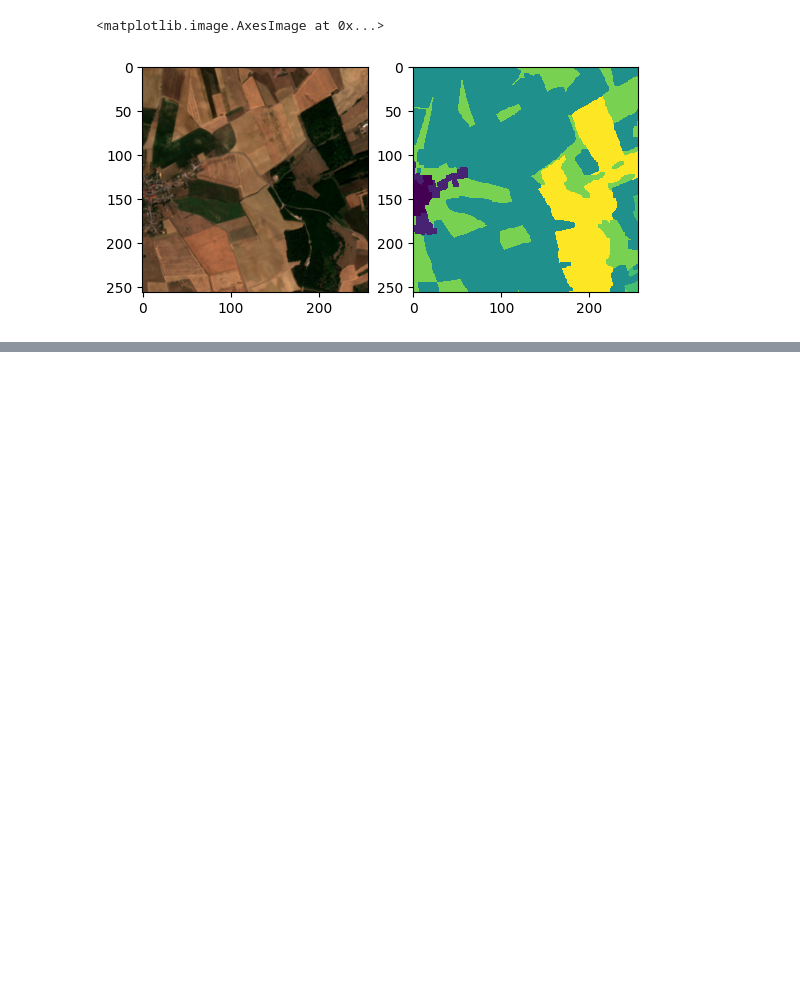
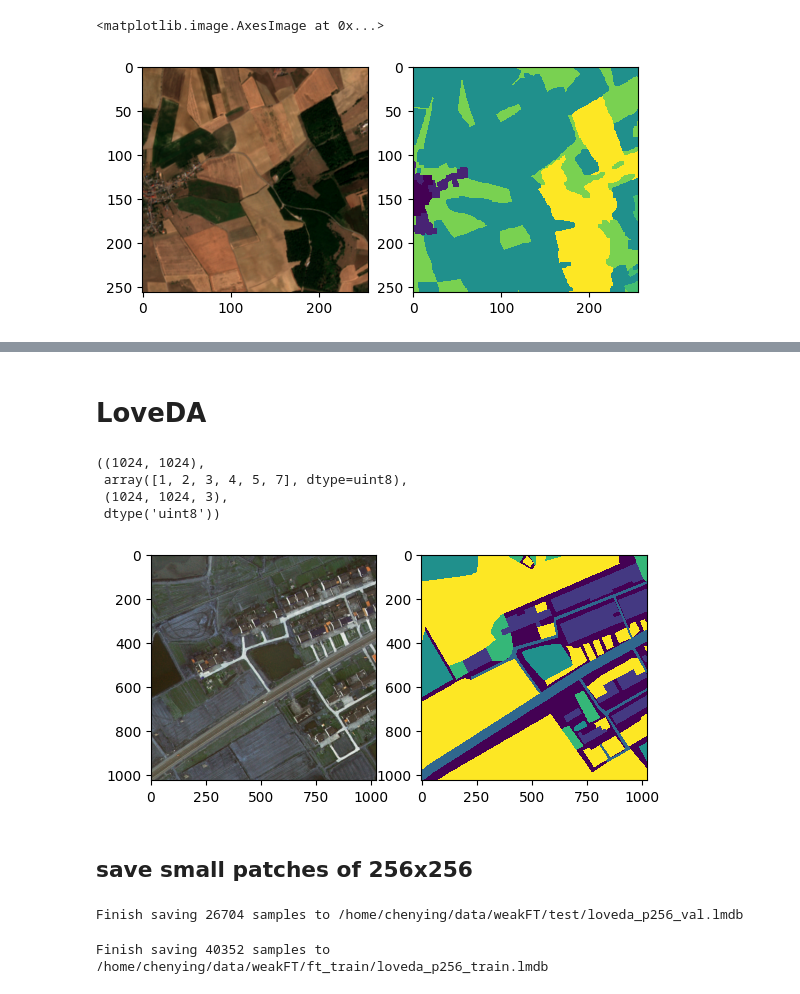
Before and after one commit to zhu-xlab/LandSegmenter, a Jupyter notebook: data_preparation/test_data_preparing/create_lmdb_for_test_sets.ipynb, the cells around one changed output, grey strips where cells are left out. Cells and saved outputs as stored; diff of their text form; code cells hidden in the pictures; blank space fills up the shorter version.

```diff
--- a/data_preparation/test_data_preparing/create_lmdb_for_test_sets.ipynb
+++ b/data_preparation/test_data_preparing/create_lmdb_for_test_sets.ipynb
@@ -152,0 +198,22 @@ n
+# %% [markdown]
+# LoveDA
+# %%
+ind = 2522
+fp_img = f'/home/chenying/data/weakFT/test_zips/LoveDA/Val/Rural/images_png/{ind}.png'
+fp_lbl = f'/home/chenying/data/weakFT/test_zips/LoveDA/Val/Rural/masks_png/{ind}.png'
+img = cv2.imread(fp_img)
+lbl = cv2.imread(fp_lbl, cv2.IMREAD_GRAYSCALE)
+plt.figure()
+plt.subplot(121)
+plt.imshow(img)
+plt.subplot(122)
+plt.imshow(lbl, interpolation='none')
+lbl.shape, np.unique(lbl), img.shape, img.dtype
+# %% [output]
+((1024, 1024),
+ array([1, 2, 3, 4, 5, 7], dtype=uint8),
+ (1024, 1024, 3),
+ dtype('uint8'))
+[figure, added]
+# %% [markdown]
+## save small patches of 256x256
@@ -152,0 +253,16 @@ n
+# %%
+fp_lmdb = '/home/chenying/data/weakFT/test/loveda_p256_val.lmdb'
+img_dir_ = '/home/chenying/data/weakFT/test_zips/LoveDA/Val'
+lbl_dir_ = '/home/chenying/data/weakFT/test_zips/LoveDA/Val'
+
+save_to_lmdb(fp_lmdb, img_dir_, lbl_dir_, GB_size=7)
+# %% [output]
+Finish saving 26704 samples to /home/chenying/data/weakFT/test/loveda_p256_val.lmdb
+# %%
+fp_lmdb = '/home/chenying/data/weakFT/ft_train/loveda_p256_train.lmdb'
+img_dir_ = '/home/chenying/data/weakFT/test_zips/LoveDA/Train'
+lbl_dir_ = '/home/chenying/data/weakFT/test_zips/LoveDA/Train'
+
+save_to_lmdb(fp_lmdb, img_dir_, lbl_dir_, GB_size=10.5)
+# %% [output]
+Finish saving 40352 samples to /home/chenying/data/weakFT/ft_train/loveda_p256_train.lmdb
```
Also changed, not shown: parts of 50 cells of this notebook.
